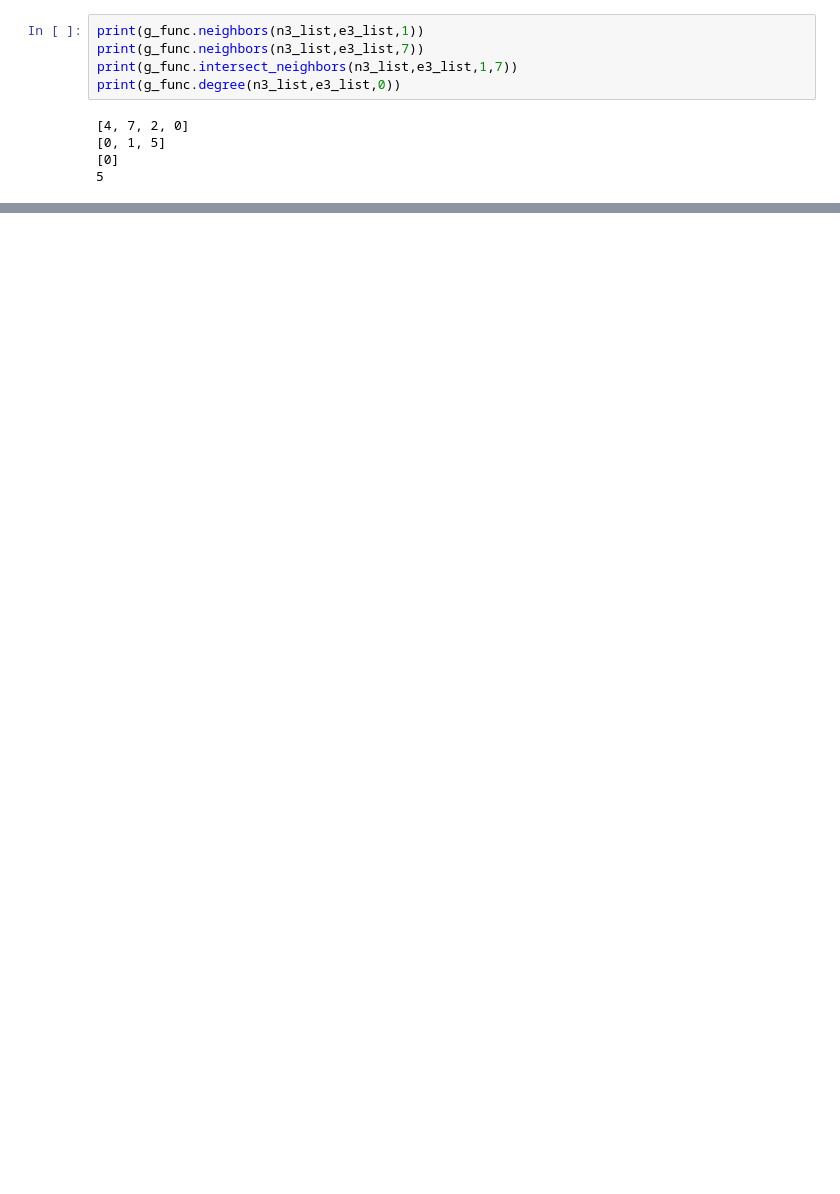
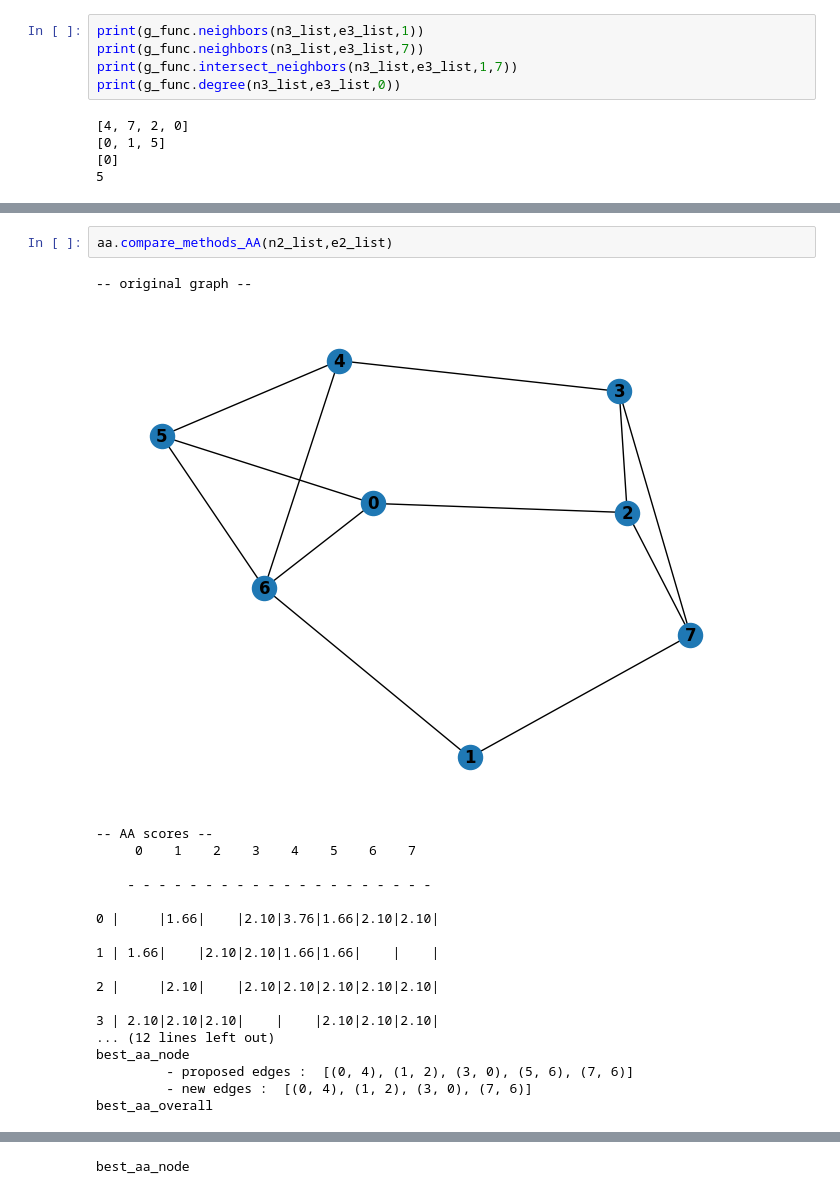
Before and after one commit to Ploenypp/PPI-L3, a Jupyter notebook: CN_RA_AA_implement.ipynb, the cells around one changed output, grey strips where cells are left out. Saved outputs shown, nothing was run; the diff lists cells and outputs as text; blank space fills up the shorter version.

```diff
--- a/CN_RA_AA_implement.ipynb
+++ b/CN_RA_AA_implement.ipynb
@@ -421,0 +447,22 @@ RA scores
+# %%
+aa.compare_methods_AA(n2_list,e2_list)
+# %% [output]
+-- original graph --
+[figure, added]
+-- AA scores --
+     0    1    2    3    4    5    6    7
+
+    - - - - - - - - - - - - - - - - - - - -
+
+0 |     |1.66|    |2.10|3.76|1.66|2.10|2.10|
+
+1 | 1.66|    |2.10|2.10|1.66|1.66|    |    |
+
+2 |     |2.10|    |2.10|2.10|2.10|2.10|2.10|
+
+3 | 2.10|2.10|2.10|    |    |2.10|2.10|2.10|
+... (12 lines left out)
+best_aa_node
+         - proposed edges :  [(0, 4), (1, 2), (3, 0), (5, 6), (7, 6)]
+         - new edges :  [(0, 4), (1, 2), (3, 0), (7, 6)]
+best_aa_overall
@@ -421,0 +470 @@ RA scores
+best_aa_node
```
Also changed, not shown: parts of 12 cells of this notebook.
